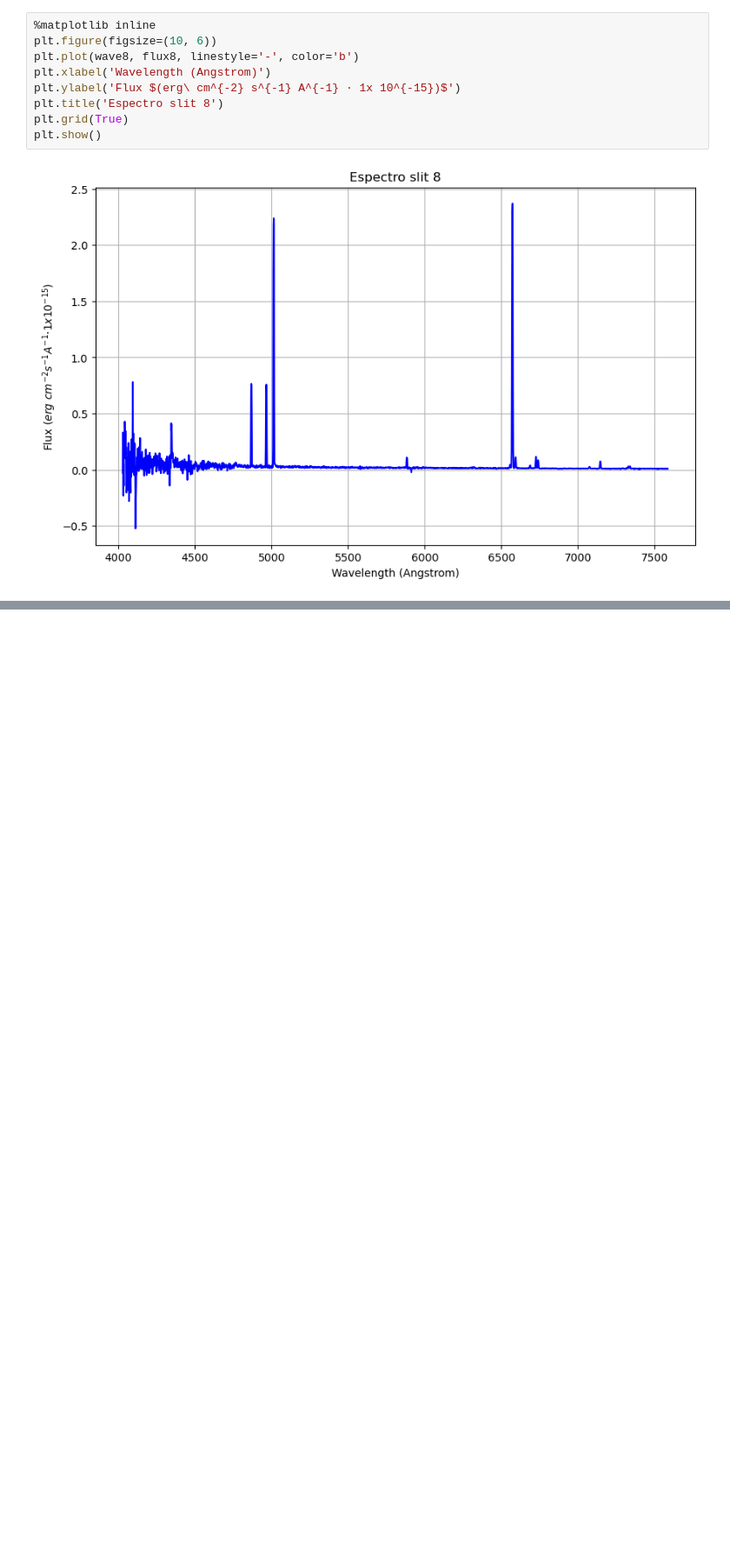
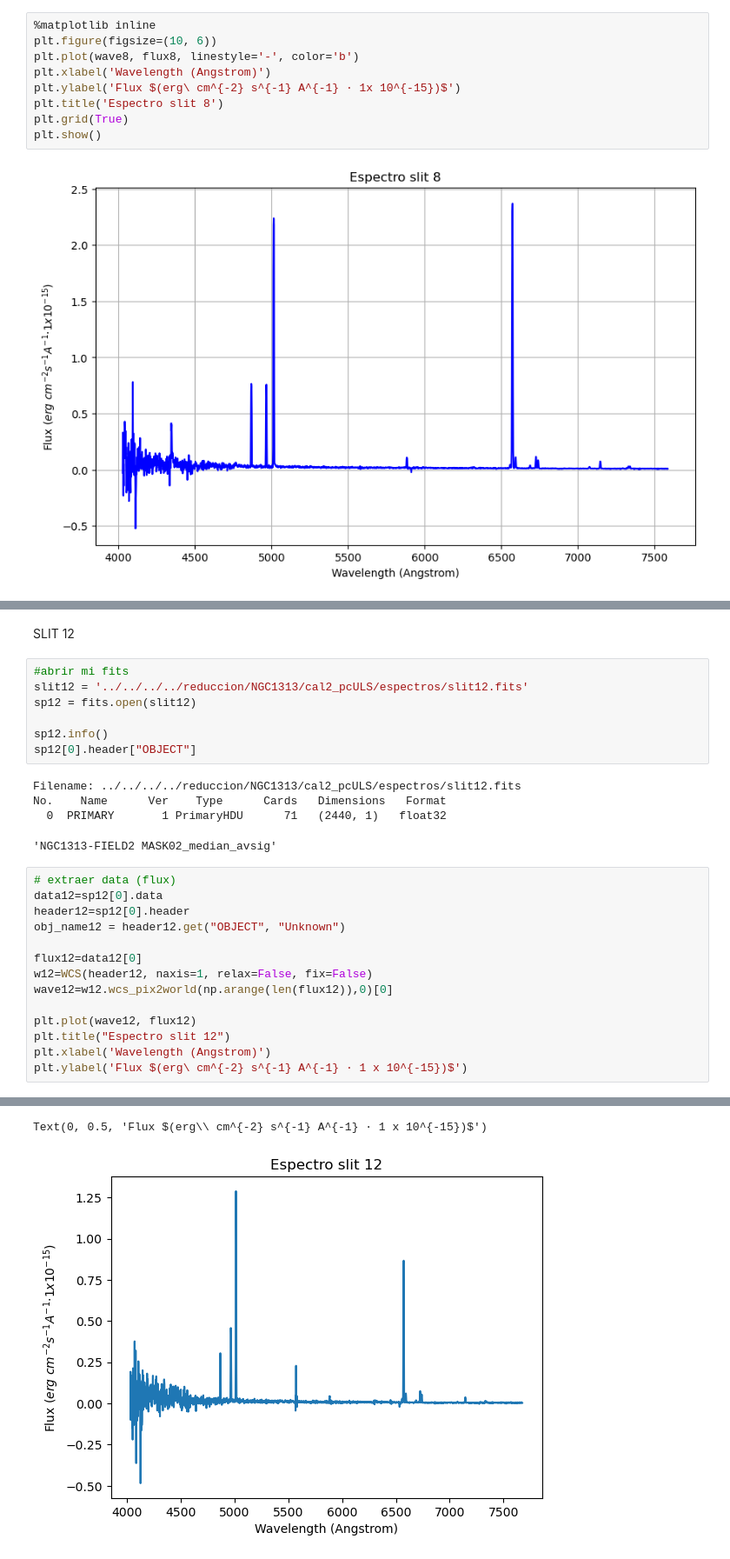
Before and after one commit to blnblnbln/TESIS, a Jupyter notebook: mask2/codes_mask2/ext_fits.ipynb, the cells around one changed output, grey strips where cells are left out. Shown at 87% size. Drawn from its saved outputs; the diff is of its cells as text; blank space fills up the shorter version.

```diff
--- a/mask2/codes_mask2/ext_fits.ipynb
+++ b/mask2/codes_mask2/ext_fits.ipynb
@@ -172,0 +221,29 @@ print(f' extinción en magnitudes para slit 8 con f99: {wave8_f99}') #array of e
+# %% [markdown]
+SLIT 12
+# %%
+#abrir mi fits
+slit12 = '../../../../reduccion/NGC1313/cal2_pcULS/espectros/slit12.fits'
+sp12 = fits.open(slit12)
+
+sp12.info()
+sp12[0].header["OBJECT"]
+# %% [output]
+Filename: ../../../../reduccion/NGC1313/cal2_pcULS/espectros/slit12.fits
+No.    Name      Ver    Type      Cards   Dimensions   Format
+  0  PRIMARY       1 PrimaryHDU      71   (2440, 1)   float32
+'NGC1313-FIELD2 MASK02_median_avsig'
+# %%
+# extraer data (flux)
+data12=sp12[0].data
+header12=sp12[0].header
+obj_name12 = header12.get("OBJECT", "Unknown")
+
+flux12=data12[0]
+w12=WCS(header12, naxis=1, relax=False, fix=False)
+wave12=w12.wcs_pix2world(np.arange(len(flux12)),0)[0]
+
+plt.plot(wave12, flux12)
+plt.title("Espectro slit 12")
+plt.xlabel('Wavelength (Angstrom)')
+plt.ylabel('Flux $(erg\ cm^{-2} s^{-1} A^{-1} · 1 x 10^{-15})$')
+# %% [output]
@@ -172,0 +252,2 @@ print(f' extinción en magnitudes para slit 8 con f99: {wave8_f99}') #array of e
+Text(0, 0.5, 'Flux $(erg\\ cm^{-2} s^{-1} A^{-1} · 1 x 10^{-15})$')
+[figure, added]
```
Also changed, not shown: parts of 14 cells of this notebook.
